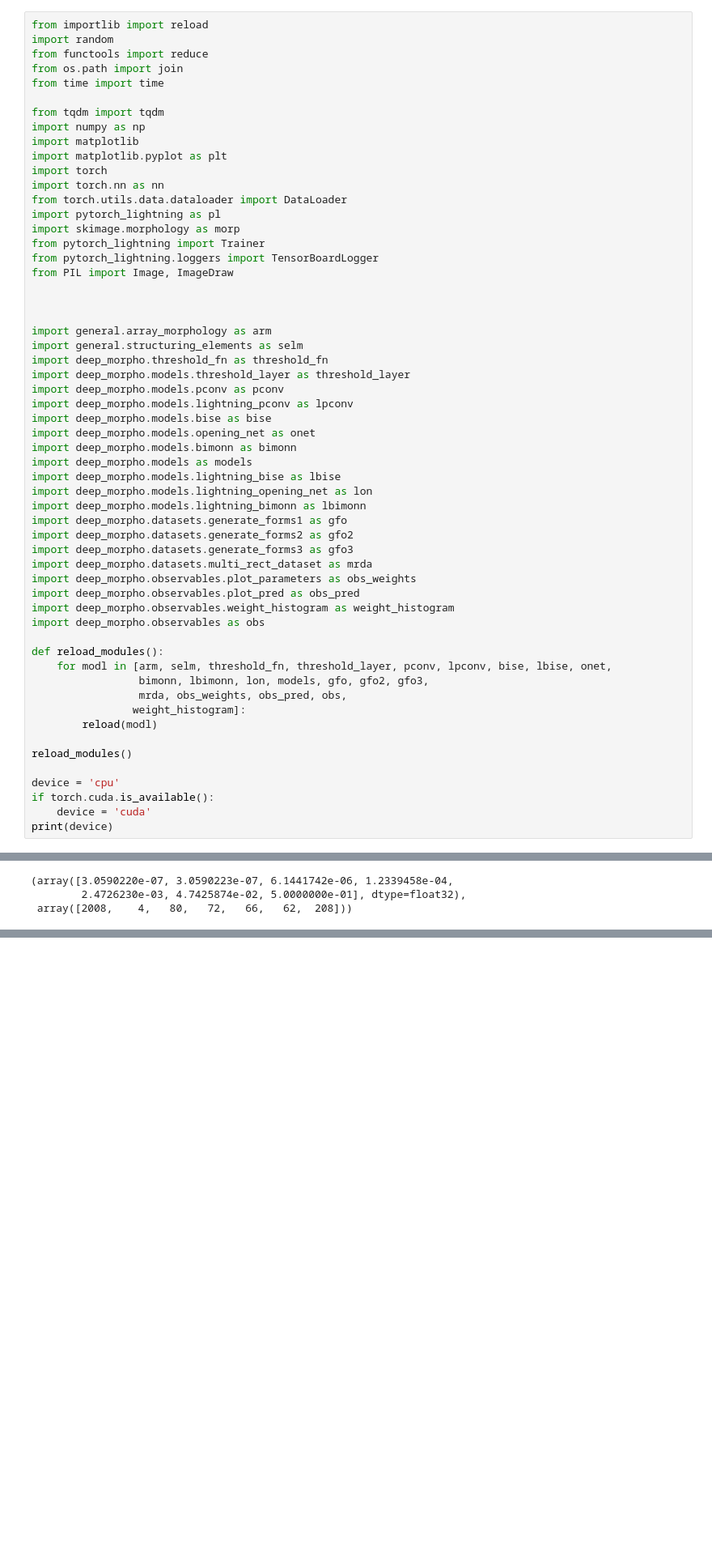
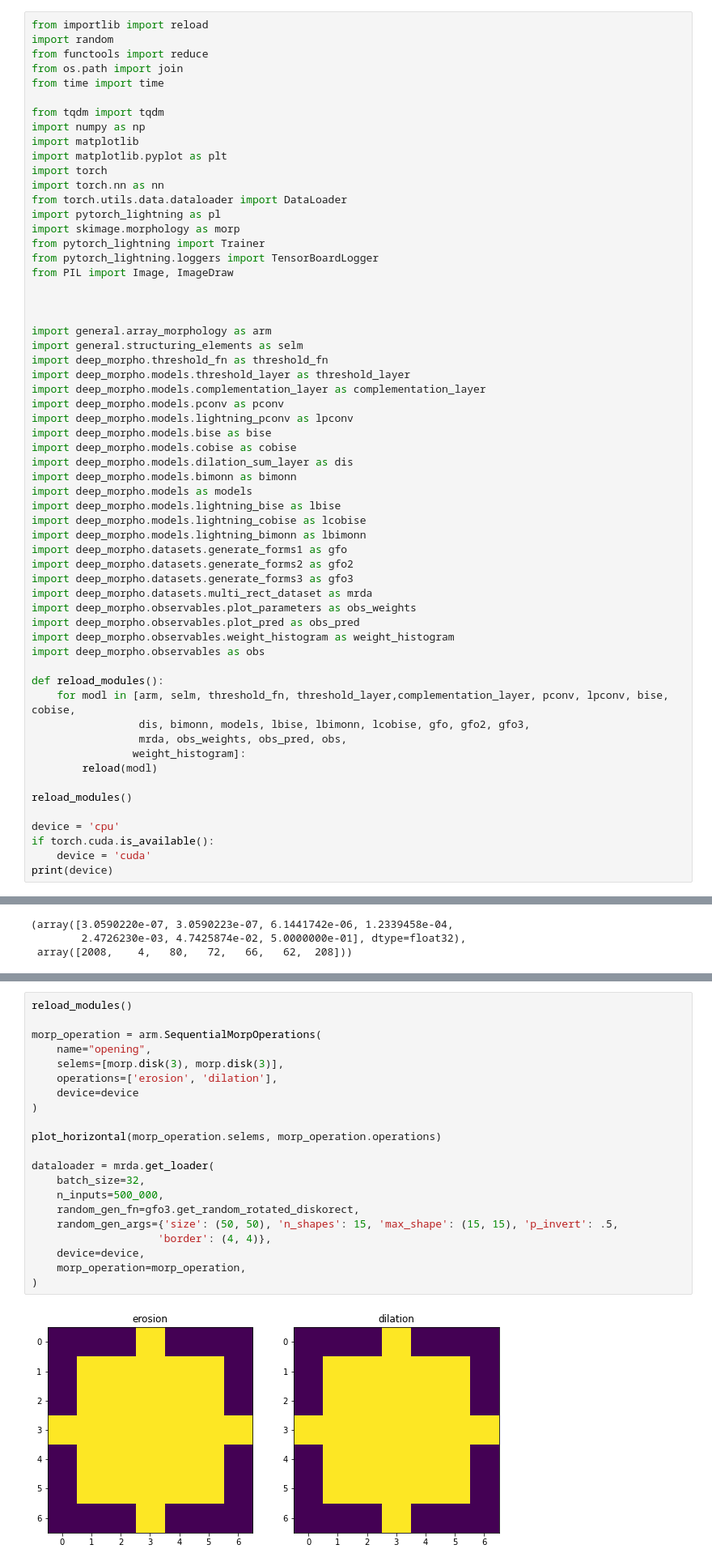
Before and after one commit to TheodoreAouad/3d_segm, a Jupyter notebook: Notebooks/DeepMorpho.ipynb, the cells around one changed output, grey strips where cells are left out. Shown at 81% size. Cells and saved outputs as stored; diff of their text form; blank space fills up the shorter version.

Commit message:
change some names, add atomic opening and closing

```diff
--- a/Notebooks/DeepMorpho.ipynb
+++ b/Notebooks/DeepMorpho.ipynb
@@ -28,14 +28,16 @@ import general.array_morphology as arm
 import general.structuring_elements as selm
 import deep_morpho.threshold_fn as threshold_fn
 import deep_morpho.models.threshold_layer as threshold_layer
+import deep_morpho.models.complementation_layer as complementation_layer
 import deep_morpho.models.pconv as pconv
 import deep_morpho.models.lightning_pconv as lpconv
 import deep_morpho.models.bise as bise
-import deep_morpho.models.opening_net as onet
+import deep_morpho.models.cobise as cobise
+import deep_morpho.models.dilation_sum_layer as dis
 import deep_morpho.models.bimonn as bimonn
 import deep_morpho.models as models
 import deep_morpho.models.lightning_bise as lbise
-import deep_morpho.models.lightning_opening_net as lon
+import deep_morpho.models.lightning_cobise as lcobise
 import deep_morpho.models.lightning_bimonn as lbimonn
 import deep_morpho.datasets.generate_forms1 as gfo
 import deep_morpho.datasets.generate_forms2 as gfo2
@@ -47,8 +49,8 @@ import deep_morpho.observables.weight_histogram as weight_histogram
 import deep_morpho.observables as obs
 
 def reload_modules():
-    for modl in [arm, selm, threshold_fn, threshold_layer, pconv, lpconv, bise, lbise, onet,
-                 bimonn, lbimonn, lon, models, gfo, gfo2, gfo3,
+    for modl in [arm, selm, threshold_fn, threshold_layer,complementation_layer, pconv, lpconv, bise, cobise,
+                 dis, bimonn, models, lbise, lbimonn, lcobise, gfo, gfo2, gfo3,
                  mrda, obs_weights, obs_pred, obs,
                 weight_histogram]:
         reload(modl)
@@ -347,0 +354,23 @@ plot_horizontal([
+# %%
+reload_modules()
+
+morp_operation = arm.SequentialMorpOperations(
+    name="opening",
+    selems=[morp.disk(3), morp.disk(3)],
+    operations=['erosion', 'dilation'],
+    device=device
+)
+
+plot_horizontal(morp_operation.selems, morp_operation.operations)
+
+dataloader = mrda.get_loader(
+    batch_size=32,
+    n_inputs=500_000,
+    random_gen_fn=gfo3.get_random_rotated_diskorect,
+    random_gen_args={'size': (50, 50), 'n_shapes': 15, 'max_shape': (15, 15), 'p_invert': .5,
+                    'border': (4, 4)},
+    device=device,
+    morp_operation=morp_operation,
+)
+# %% [output]
+[figure, added]
```
Also changed, not shown: parts of 26 cells of this notebook, 20 other files.
